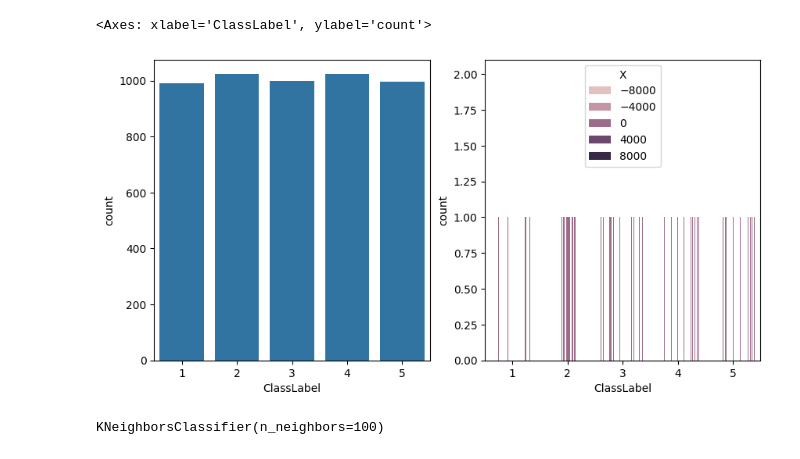
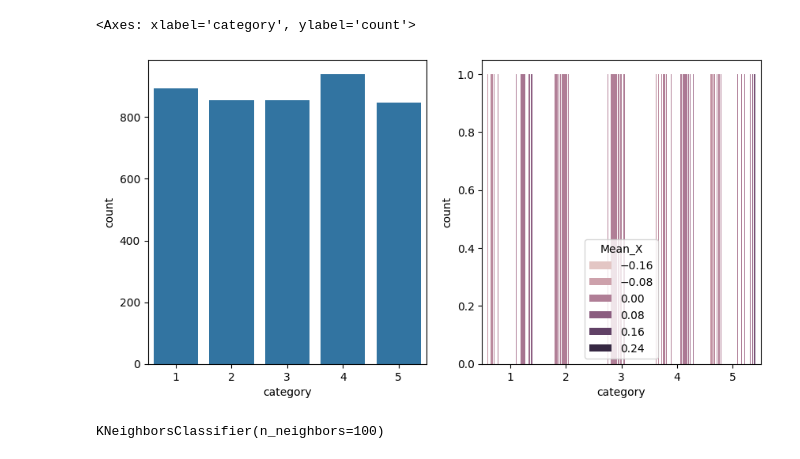
Before and after one commit to cepdnaclk/e19-co544-Hand-Tremor-Based-Biometric-Recognition, a Jupyter notebook: code/KNN.ipynb, the cells around one changed output. Drawn from its saved outputs; the diff is of its cells as text; code cells hidden in the pictures.

```diff
--- a/code/KNN.ipynb
+++ b/code/KNN.ipynb
@@ -7,7 +7,7 @@ from sklearn.preprocessing import StandardScaler
 import seaborn as sns
 from sklearn.neighbors import KNeighborsClassifier
 
-df = pd.read_csv('Dataset/dataset.csv')
+df = pd.read_csv('combined_metrics.csv')
 
 df.head()
 # %% [output]
@@ -33,12 +33,12 @@ df.tail()
 # %%
 plt.figure(figsize =[10,5])
 plt.subplot(121)
-sns.countplot(x='ClassLabel',data =df)
+sns.countplot(x='category',data =df)
 plt.subplot(122)
-sns.countplot(x='ClassLabel', hue = 'X',data =df)
+sns.countplot(x='category', hue = 'Mean_X',data =df)
 # %% [output]
-<Axes: xlabel='ClassLabel', ylabel='count'>
+<Axes: xlabel='category', ylabel='count'>
-[figure, old version]
+[figure, new version]
 # %%
 from sklearn.model_selection import train_test_split
 from sklearn.metrics import accuracy_score
```
Also changed, not shown: parts of 8 cells of this notebook, 1 other file.
